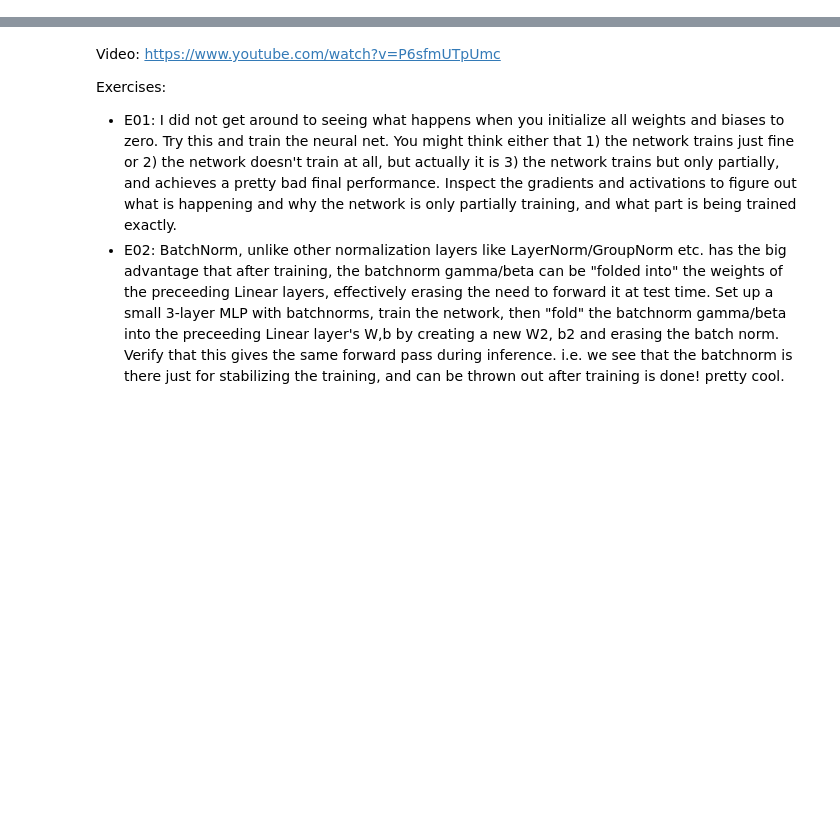
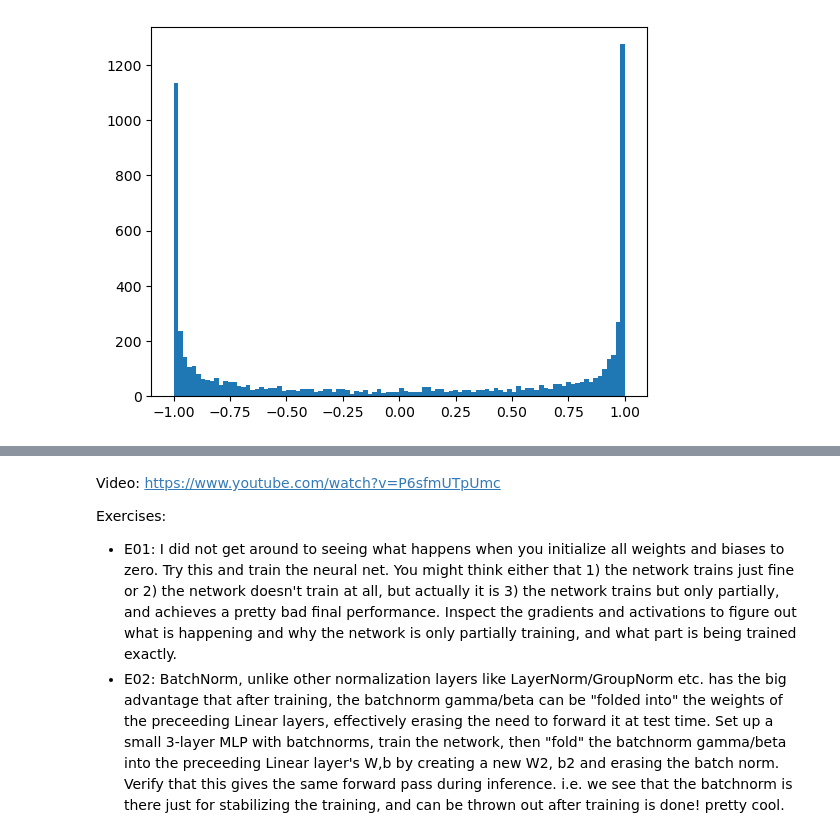
Before and after one commit to osamja/zero-to-hero, a Jupyter notebook: lecture_4_activation_gradients.ipynb, the cells around one changed output, grey strips where cells are left out. Saved outputs shown, nothing was run; the diff lists cells and outputs as text; code cells hidden in the pictures; blank space fills up the shorter version.

```diff
--- a/lecture_4_activation_gradients.ipynb
+++ b/lecture_4_activation_gradients.ipynb
@@ -2,0 +11,16 @@ sammy = ''
+# %%
+import random
+
+names = open('names.txt', 'r').read().splitlines()
+num_names = len(names)
+
+# shuffle the names
+random.shuffle(names)
+num_train = int(num_names * 0.8)
+num_val = int(num_names * 0.1)
+num_test = num_names - num_train - num_val
+
+# create the training, validation, and test sets
+train_names = names[:num_train]
+val_names = names[num_train:num_train+num_val]
+test_names = names[num_train+num_val:]
@@ -2,0 +153,5 @@ sammy = ''
+# %%
+h_values = h.view(-1).tolist()
+plt.hist(h_values, bins=100);   # wow this semi-colon supresses the print statement from plt.hist :)
+# %% [output]
+[figure, added]
```
Also changed, not shown: parts of 32 cells of this notebook, 3 other files.
